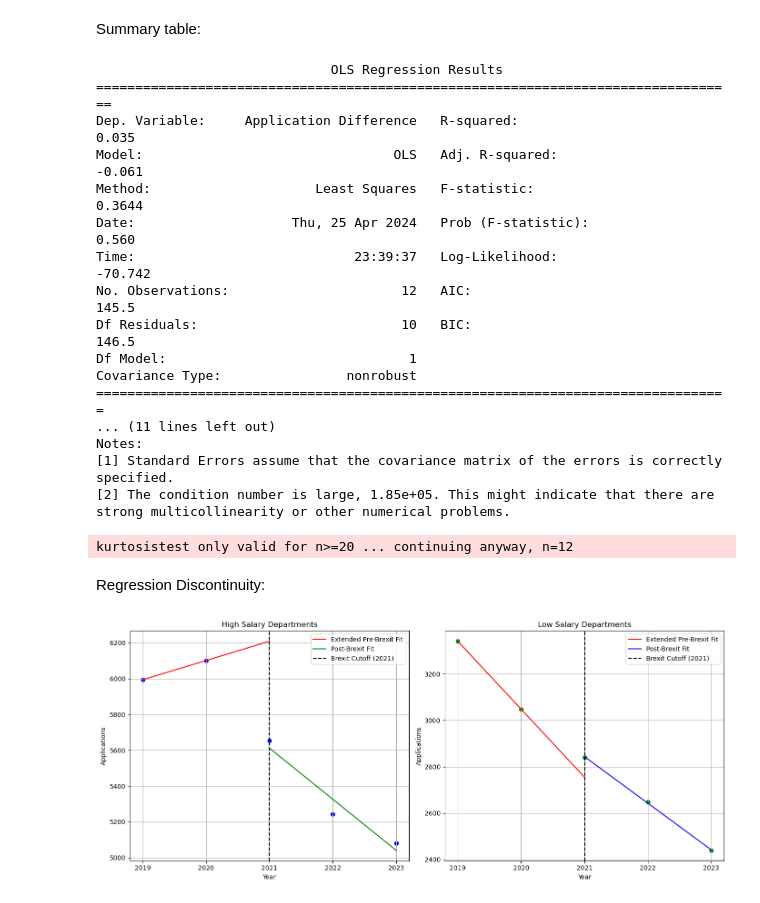
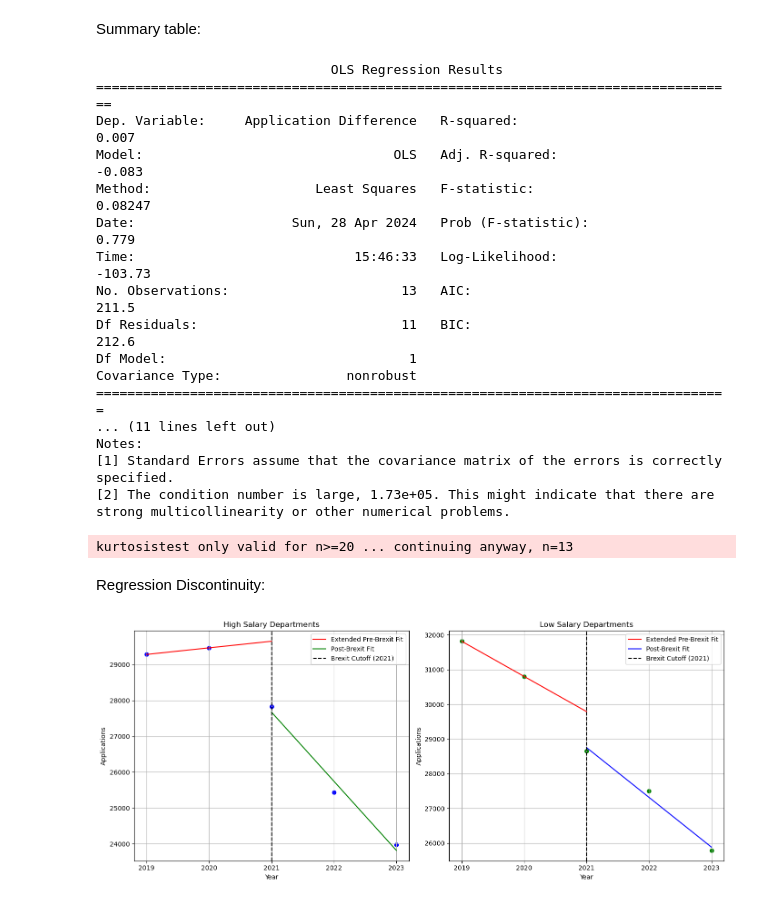
Before and after one commit to ascneuenheim/ST115_Brexit, a Jupyter notebook: Question 2.ipynb, the cells around one changed output. Drawn from its saved outputs; the diff is of its cells as text; code cells hidden in the pictures.

```diff
--- a/Question 2.ipynb
+++ b/Question 2.ipynb
@@ -423,8 +522,8 @@ import pandas as pd
 import statsmodels.api as sm
 
 # Load the CSV files
-file_eu_cleaned = pd.read_csv('Data/PhilipEUCleaned.csv')
-file_output = pd.read_csv('Data/cleaned_output.csv')
+file_eu_cleaned = pd.read_csv('Data/PhilipEUCleaned2804.csv')
+file_output = pd.read_csv('Data/cleaned_output2804.csv')
 
 # Filter for only undergraduate courses in the EU cleaned data
 undergrad_eu_cleaned = file_eu_cleaned[file_eu_cleaned['Program'].str.contains("UG Degree")]
@@ -464,22 +563,22 @@ print(results.summary())
 # %% [output]
                               OLS Regression Results
 ==================================================================================
-Dep. Variable:     Application Difference   R-squared:                       0.035
-Model:                                OLS   Adj. R-squared:                 -0.061
-Method:                     Least Squares   F-statistic:                    0.3644
-Date:                    Thu, 25 Apr 2024   Prob (F-statistic):              0.560
-Time:                            23:39:37   Log-Likelihood:                -70.742
-No. Observations:                      12   AIC:                             145.5
-Df Residuals:                          10   BIC:                             146.5
+Dep. Variable:     Application Difference   R-squared:                       0.007
+Model:                                OLS   Adj. R-squared:                 -0.083
+Method:                     Least Squares   F-statistic:                   0.08247
+Date:                    Sun, 28 Apr 2024   Prob (F-statistic):              0.779
+Time:                            15:46:33   Log-Likelihood:                -103.73
+No. Observations:                      13   AIC:                             211.5
+Df Residuals:                          11   BIC:                             212.6
 Df Model:                               1
 Covariance Type:                nonrobust
 =================================================================================
 ... (11 lines left out)
 Notes:
 [1] Standard Errors assume that the covariance matrix of the errors is correctly specified.
-[2] The condition number is large, 1.85e+05. This might indicate that there are
+[2] The condition number is large, 1.73e+05. This might indicate that there are
 strong multicollinearity or other numerical problems.
-kurtosistest only valid for n>=20 ... continuing anyway, n=12
+kurtosistest only valid for n>=20 ... continuing anyway, n=13
 # %% [markdown]
 Regression Discontinuity:
 # %%
@@ -489,7 +588,7 @@ import statsmodels.api as sm
 import matplotlib.pyplot as plt
 
 # Load the dataset
-cleaned_data = pd.read_csv('Data/PhilipEUCleaned.csv')
+cleaned_data = pd.read_csv('Data/PhilipEUCleaned2804.csv')
 
 # Aggregate application numbers by year and salary group
 applications_by_salary_group = cleaned_data.melt(
@@ -541,34 +640,34 @@ plt.figure(figsize=(14, 6))
 
 # High salary departments
 plt.subplot(1, 2, 1)
 plt.scatter(rdf_high['Year'], rdf_high['Applications'], color='blue')
 plt.plot(extended_pre_brexit_years_high, extended_fit_pre_high, color='red', label='Extended Pre-Brexit Fit')
 plt.plot([2021, 2022, 2023], fit_post_high, color='green', label='Post-Brexit Fit')
 plt.axvline(x=2021, color='black', linestyle='--', label='Brexit Cutoff (2021)')
 plt.title('High Salary Departments')
 plt.xlabel('Year')
 plt.ylabel('Applications')
 plt.xticks(range(2019, 2024))
 plt.grid(True)
 plt.legend()
 
 # Low salary departments
 plt.subplot(1, 2, 2)
 plt.scatter(rdf_low['Year'], rdf_low['Applications'], color='green')
 plt.plot(extended_pre_brexit_years_low, extended_fit_pre_low, color='red', label='Extended Pre-Brexit Fit')
 plt.plot([2021, 2022, 2023], fit_post_low, color='blue', label='Post-Brexit Fit')
 plt.axvline(x=2021, color='black', linestyle='--', label='Brexit Cutoff (2021)')
 plt.title('Low Salary Departments')
 plt.xlabel('Year')
 plt.xticks(range(2019, 2024))
 plt.ylabel('Applications')
 plt.grid(True)
 plt.legend()
 
 plt.tight_layout()
 plt.show()
 # %% [output]
-[figure, old version]
+[figure, new version]
 # %%
 import pandas as pd
 import statsmodels.api as sm
```
Also changed, not shown: parts of 8 cells of this notebook, 3 other files.
